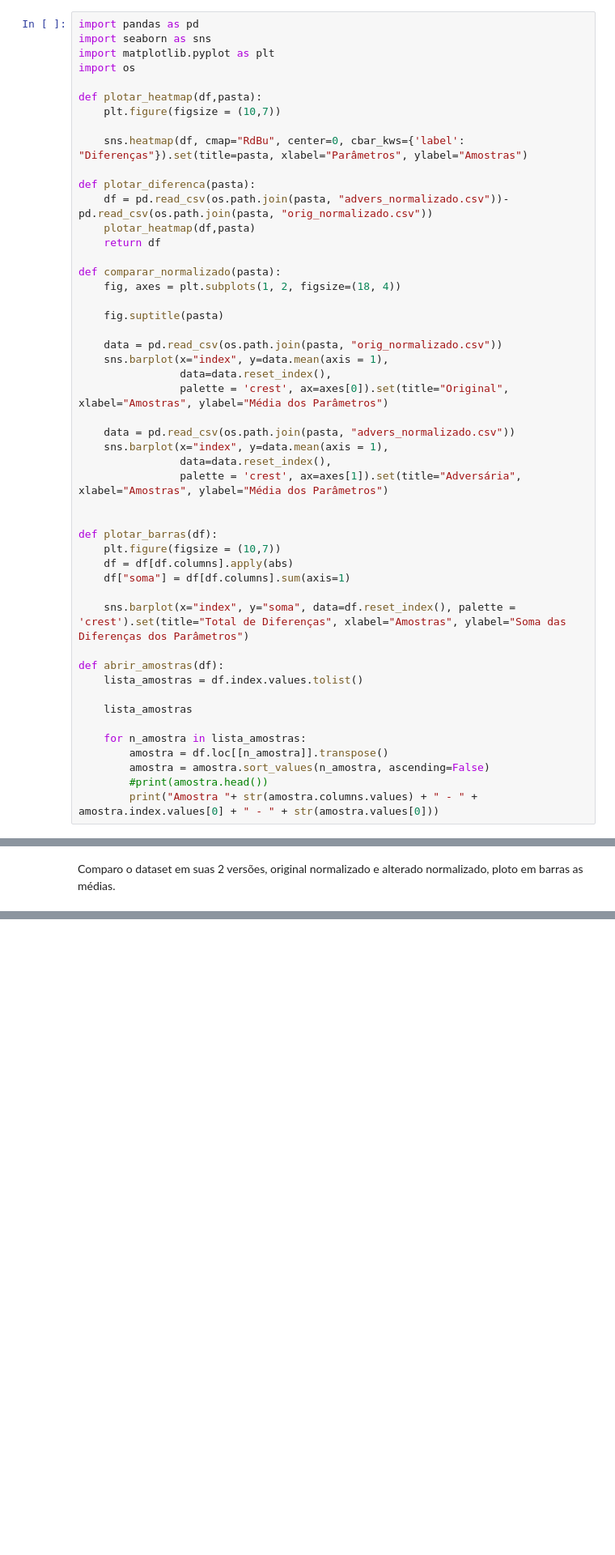
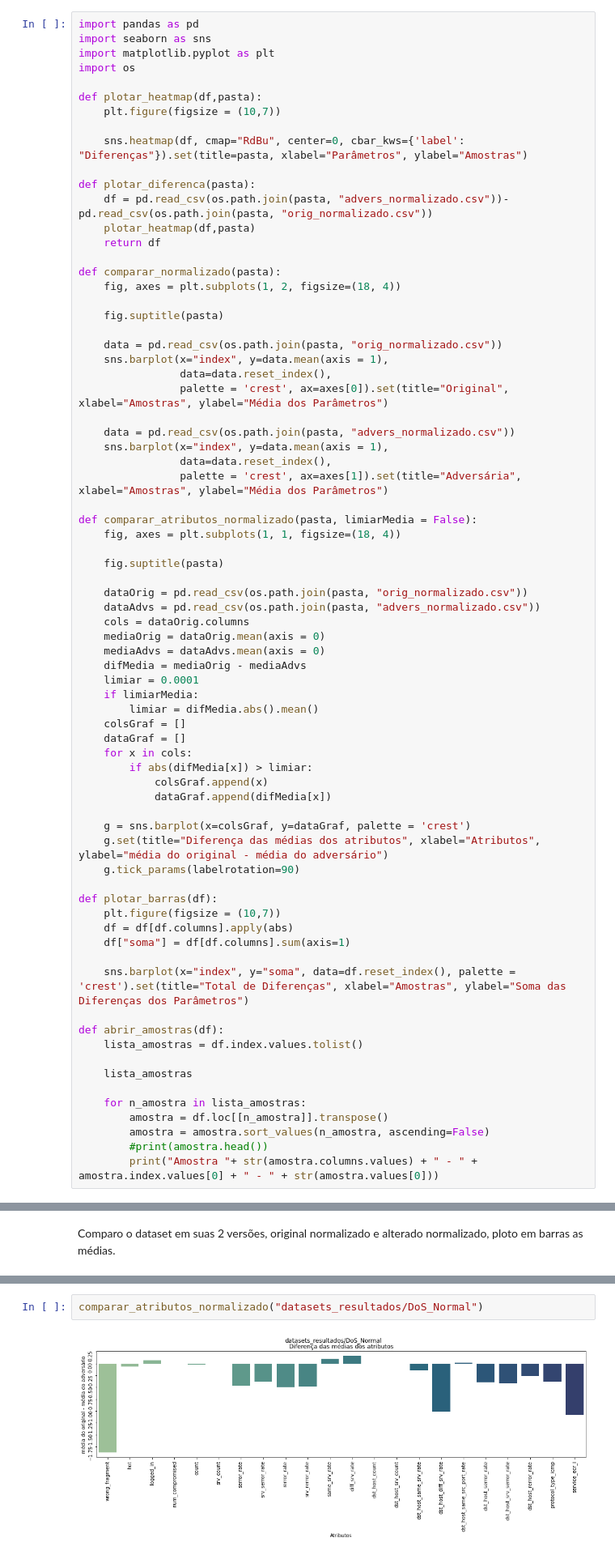
Before and after one commit to pedropaiola/Adversarial-Explainable-IDS, a Jupyter notebook: visualizacoes.ipynb, the cells around one changed output, grey strips where cells are left out. Shown: that part at 81% size. Drawn from its saved outputs; the diff is of its cells as text; blank space fills up the shorter version.

```diff
--- a/visualizacoes.ipynb
+++ b/visualizacoes.ipynb
@@ -29,6 +29,30 @@ def comparar_normalizado(pasta):
                 data=data.reset_index(),
                 palette = 'crest', ax=axes[1]).set(title="Adversária", xlabel="Amostras", ylabel="Média dos Parâmetros")
 
+def comparar_atributos_normalizado(pasta, limiarMedia = False):
+    fig, axes = plt.subplots(1, 1, figsize=(18, 4))
+
+    fig.suptitle(pasta)
+
+    dataOrig = pd.read_csv(os.path.join(pasta, "orig_normalizado.csv"))
+    dataAdvs = pd.read_csv(os.path.join(pasta, "advers_normalizado.csv"))
+    cols = dataOrig.columns
+    mediaOrig = dataOrig.mean(axis = 0)
+    mediaAdvs = dataAdvs.mean(axis = 0)
+    difMedia = mediaOrig - mediaAdvs
+    limiar = 0.0001
+    if limiarMedia:
+        limiar = difMedia.abs().mean()
+    colsGraf = []
+    dataGraf = []
+    for x in cols:
+        if abs(difMedia[x]) > limiar:
+            colsGraf.append(x)
+            dataGraf.append(difMedia[x])
+
+    g = sns.barplot(x=colsGraf, y=dataGraf, palette = 'crest')
+    g.set(title="Diferença das médias dos atributos", xlabel="Atributos", ylabel="média do original - média do adversário")
+    g.tick_params(labelrotation=90)
 
 def plotar_barras(df):
     plt.figure(figsize = (10,7))
@@ -58,3 +86,7 @@ comparar_normalizado("datasets_resultados/DoS_Normal")
+# %%
+comparar_atributos_normalizado("datasets_resultados/DoS_Normal")
+# %% [output]
+[figure, added]
 # %% [markdown]
 Coloco em gráfico as diferenças.
 # %%
```
Also changed, not shown: parts of 35 cells of this notebook, 1 other file.
